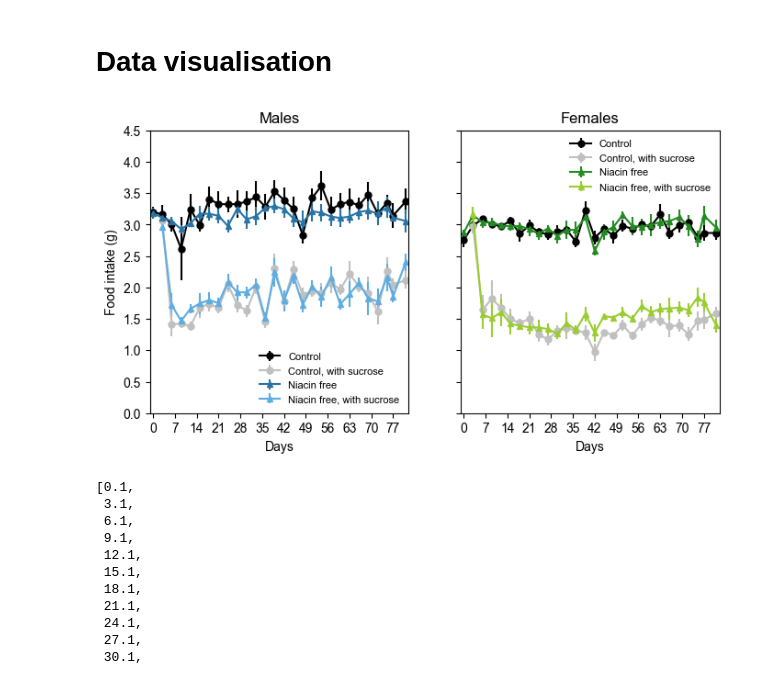
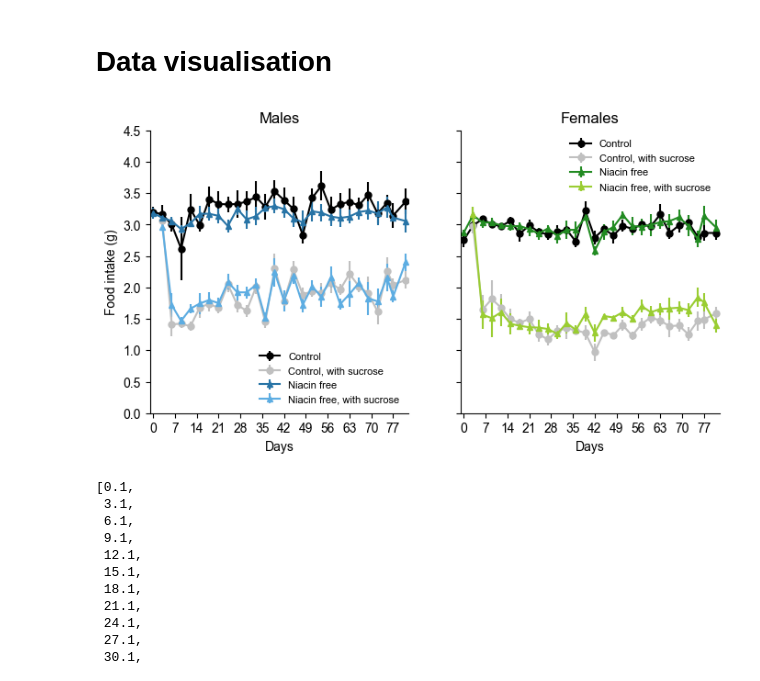
Before and after one commit to marijevisser/niacin, a Jupyter notebook: scripts/niacin_analysis_2.ipynb, the cells around one changed output. Drawn from its saved outputs; the diff is of its cells as text; code cells hidden in the pictures.

```diff
--- a/scripts/niacin_analysis_2.ipynb
+++ b/scripts/niacin_analysis_2.ipynb
@@ -276,34 +276,38 @@ ax[1].errorbar(x,
                label="Control, with sucrose"
               )
 
 ax[1].errorbar(x,
                mean_fw.query("sex == 'female' and sucrose == 'No' and diet == 'experimental'").food_intake,
                yerr=sem_fw.query("sex == 'female' and sucrose == 'No' and diet == 'experimental'").food_intake,
                marker="^", ms=5, markerfacecolor="forestgreen", color="forestgreen",
                label="Niacin free"
               )
 
 ax[1].errorbar(x,
                mean_fw.query("sex == 'female' and sucrose == 'Yes' and diet == 'experimental'").food_intake,
                yerr=sem_fw.query("sex == 'female' and sucrose =='Yes' and diet == 'control'").food_intake,
                marker="^", ms=5, markerfacecolor="yellowgreen", color="yellowgreen",
                label="Niacin free, with sucrose"
               )
 
 
 # Set x axis limits and ticks
 ax[1].set_xlim([-1, x[-1]+1])
 ax[1].set_xticks(np.arange(0, x[-1]+1, 7))
 
 # Add labels
 ax[1].set_xlabel("Days")
 ax[1].legend(frameon=False, fontsize=8,loc="upper right")
 ax[1].set_title("Females")
 
+ax[0].spines['top'].set_visible(False)
+ax[0].spines['right'].set_visible(False)
+ax[1].spines['top'].set_visible(False)
+ax[1].spines['right'].set_visible(False)
 
 f.savefig("..//results//foodintake.png")
 # %% [output]
-[figure, old version]
+[figure, new version]
 # %%
 ## for when you kinda want the dots/datapoints of the graph not to overlap, add this to some of them
 ## use it instead of the x at the errorbar
```
Also changed, not shown: parts of 13 cells of this notebook, 7 other files.
